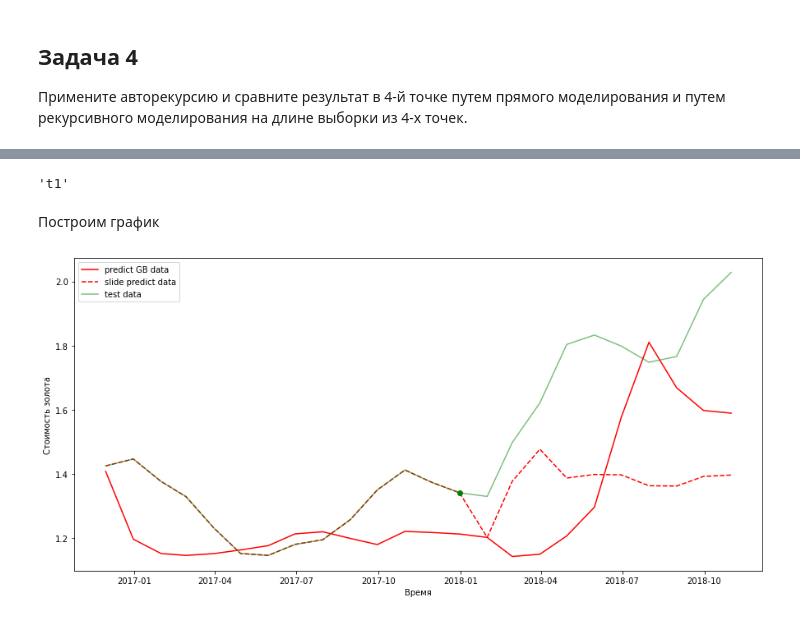
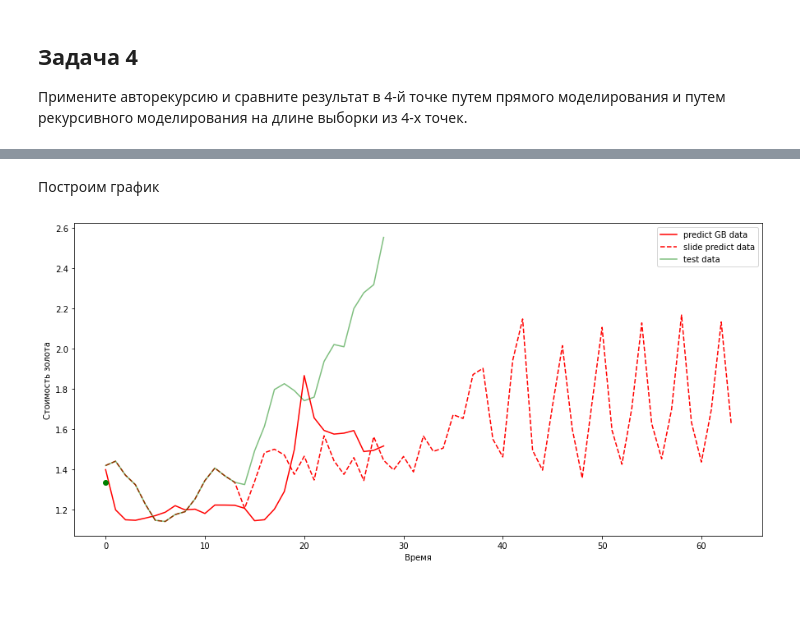
Before and after one commit to egorsemevskiy/GB_EDA, a Jupyter notebook: 4_lesson/HW_4_lesson_gold.ipynb, the cells around one changed output, grey strips where cells are left out. Drawn from its saved outputs; the diff is of its cells as text; code cells hidden in the pictures.

```diff
--- a/4_lesson/HW_4_lesson_gold.ipynb
+++ b/4_lesson/HW_4_lesson_gold.ipynb
@@ -836,11 +830,22 @@ e_3 = Error_count(r_3.y_test, y_test_pred_g_3, m_3.scl_target)
 X_test_100 = r_3.X_test.copy()
 y_test_100 = r_3.y_test.copy()
 
-N10 = 100
+z = np.zeros([X_test_100.shape[0] *2 , X_test_100.shape[1]])
+
+y = np.zeros(X_test_100.shape[0] *2)
+
+X_test_100 = np.concatenate((X_test_100, z), axis=0)
+y_test_100 = np.concatenate((y_test_100, y), axis=0)
+
+
+N10 = 50
+
+error = []
 
 for i in range(m_3.p,N10+m_3.p):
 
     y_test_100[i] = model_g_3.predict(X_test_100[i,:].reshape((1,X_test_100.shape[1])))
+
 
     # восстанавливаем не масштабированное значение ряда текущей точке
     y_i= m_3.scl_target.inverse_transform(y_test_100[i:i+1]  )
@@ -872,3 +877,11 @@ for i in range(m_3.p,N10+m_3.p):
 
     #t1
     X_test_100[i+1,7] = X_test_100[i-1,0]
+
+    if i <= 29:
+
+        e_r = Error_count(y_test_100[:29], r_3.y_test, m_3.scl_target)
+
+        error.append([e_r.er_s, e_r.er_a, e_r.er_r2])
+
+        print("=" * 50)
@@ -875,21 +906,17 @@ for i in range(m_3.p,N10+m_3.p):
-# %%
-df.iloc[:, 34].name
-# %% [output]
-'t1'
 # %% [markdown]
 Построим график
 # %%
-N10 = N10+m_3.p
+#N10 = N10+m_3.p
 
 plt.figure( figsize=( 15, 7 ))
 
 plt.xlabel('Время')
 plt.ylabel('Стоимость золота')
-plt.plot(r_3.test_index.index[1:N10+1],y_test_pred_g_3[:N10], 'r',label='predict GB data' )
-plt.plot(r_3.test_index.index[1:N10+1],y_test_100[:N10], '--r',label='slide predict data')
-plt.plot(r_3.test_index.index[1:N10+1],r_3.y_test[:N10], 'g',label='test data', alpha=0.5)
-plt.plot(r_3.test_index.index[m_3.p],r_3.y_test[m_3.p-1], 'og', alpha=1)
+plt.plot(y_test_pred_g_3[:N10], 'r',label='predict GB data' )
+plt.plot(y_test_100[:N10], '--r',label='slide predict data')
+plt.plot(r_3.y_test[:N10], 'g',label='test data', alpha=0.5)
+plt.plot(r_3.y_test[m_3.p-1], 'og', alpha=1)
 plt.legend()
 plt.show()
 # %% [output]
-[figure, old version]
+[figure, new version]
```
Also changed, not shown: parts of 31 cells of this notebook, 10 other files.
